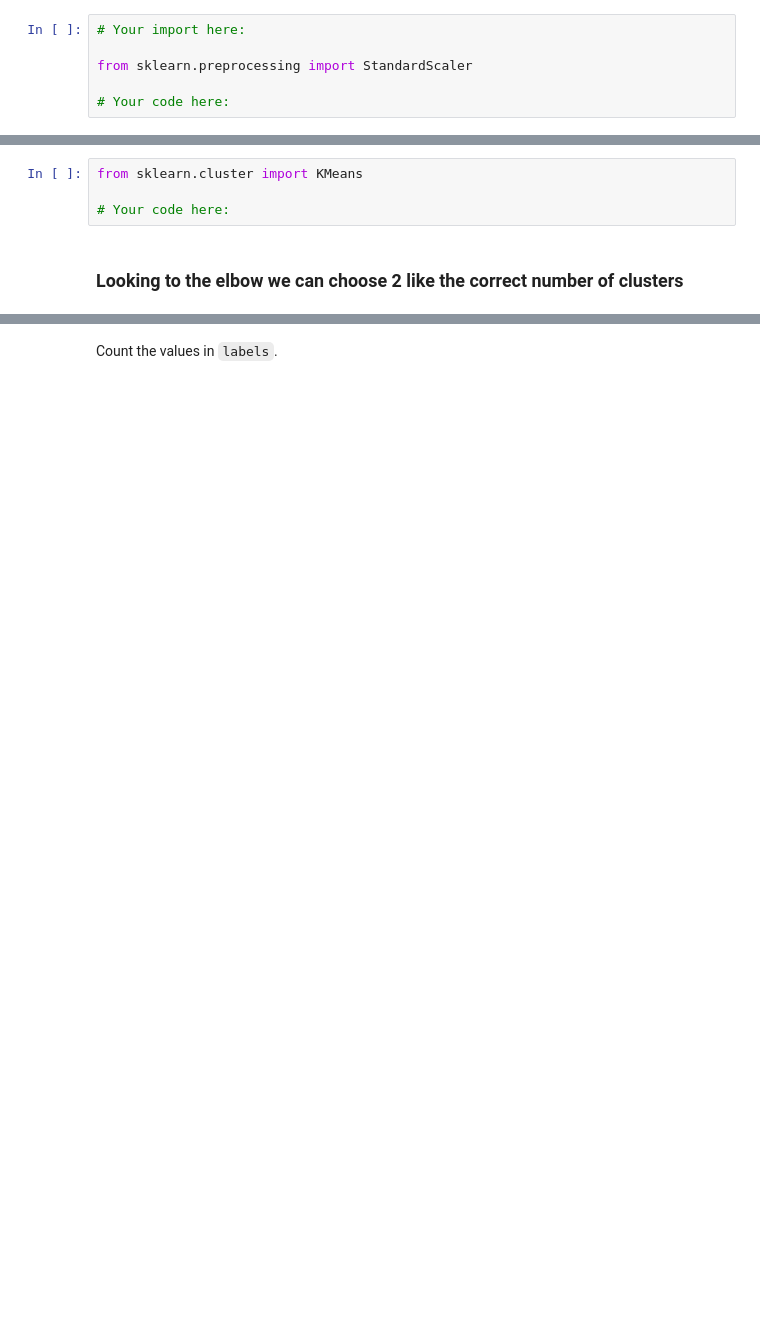
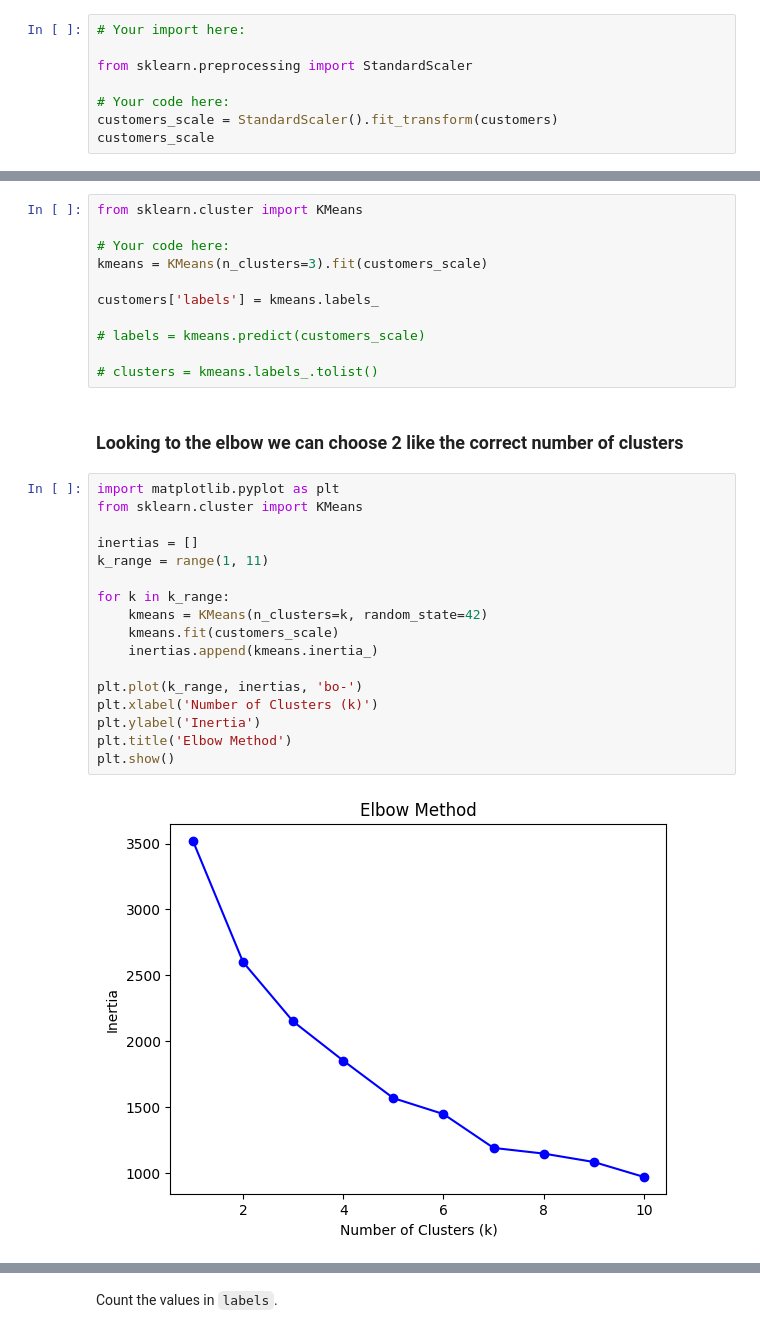
Before and after one commit to nadiastoyanova/lab-unsupervised-learning-en, a Jupyter notebook: your-code/main.ipynb, the cells around one changed output, grey strips where cells are left out. Saved outputs shown, nothing was run; the diff lists cells and outputs as text; blank space fills up the shorter version.

```diff
--- a/your-code/main.ipynb
+++ b/your-code/main.ipynb
@@ -74,3 +191,5 @@ Diverse value ranges in different features could cause issues in our clustering.
 from sklearn.preprocessing import StandardScaler
 
 # Your code here:
+customers_scale = StandardScaler().fit_transform(customers)
+customers_scale
@@ -82,8 +215,34 @@ Now let's cluster the data with K-Means first. Initiate the K-Means model, then
 from sklearn.cluster import KMeans
 
 # Your code here:
+kmeans = KMeans(n_clusters=3).fit(customers_scale)
+
+customers['labels'] = kmeans.labels_
+
+# labels = kmeans.predict(customers_scale)
+
+# clusters = kmeans.labels_.tolist()
 # %% [markdown]
 ### Looking to the elbow we can choose 2 like the correct number of clusters
+# %%
+import matplotlib.pyplot as plt
+from sklearn.cluster import KMeans
+
+inertias = []
+k_range = range(1, 11)
+
+for k in k_range:
+    kmeans = KMeans(n_clusters=k, random_state=42)
+    kmeans.fit(customers_scale)
+    inertias.append(kmeans.inertia_)
+
+plt.plot(k_range, inertias, 'bo-')
+plt.xlabel('Number of Clusters (k)')
+plt.ylabel('Inertia')
+plt.title('Elbow Method')
+plt.show()
+# %% [output]
+[figure, added]
 # %%
 kmeans_2 = KMeans(n_clusters=2).fit(customers_scale)
 
```
Also changed, not shown: parts of 22 cells of this notebook.
